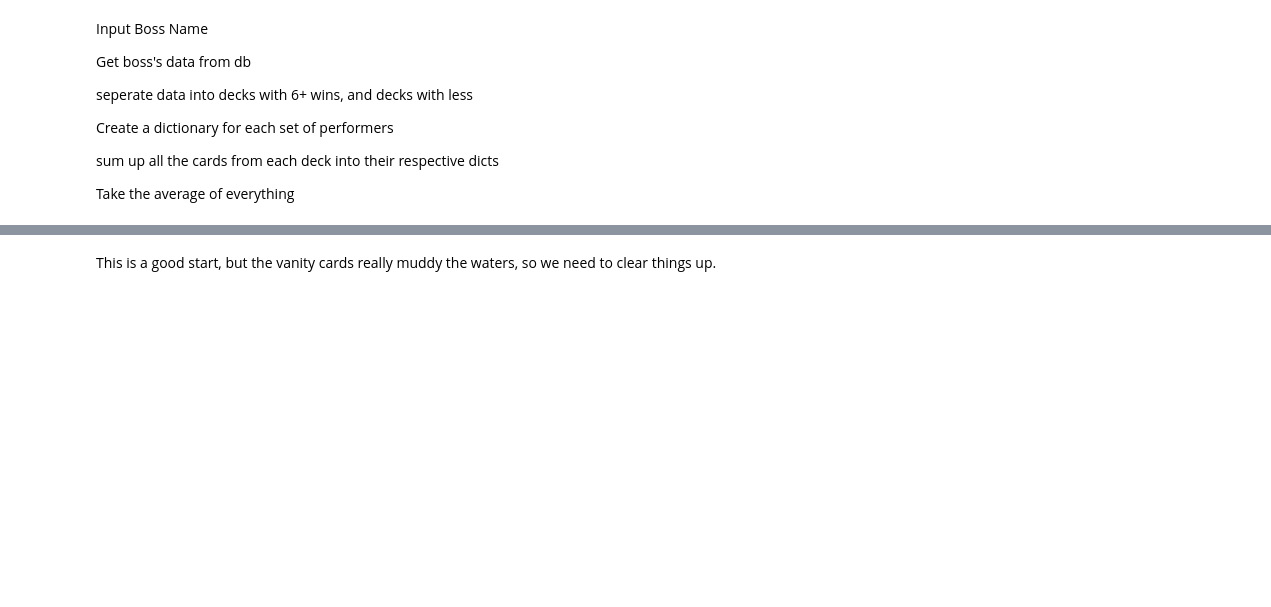
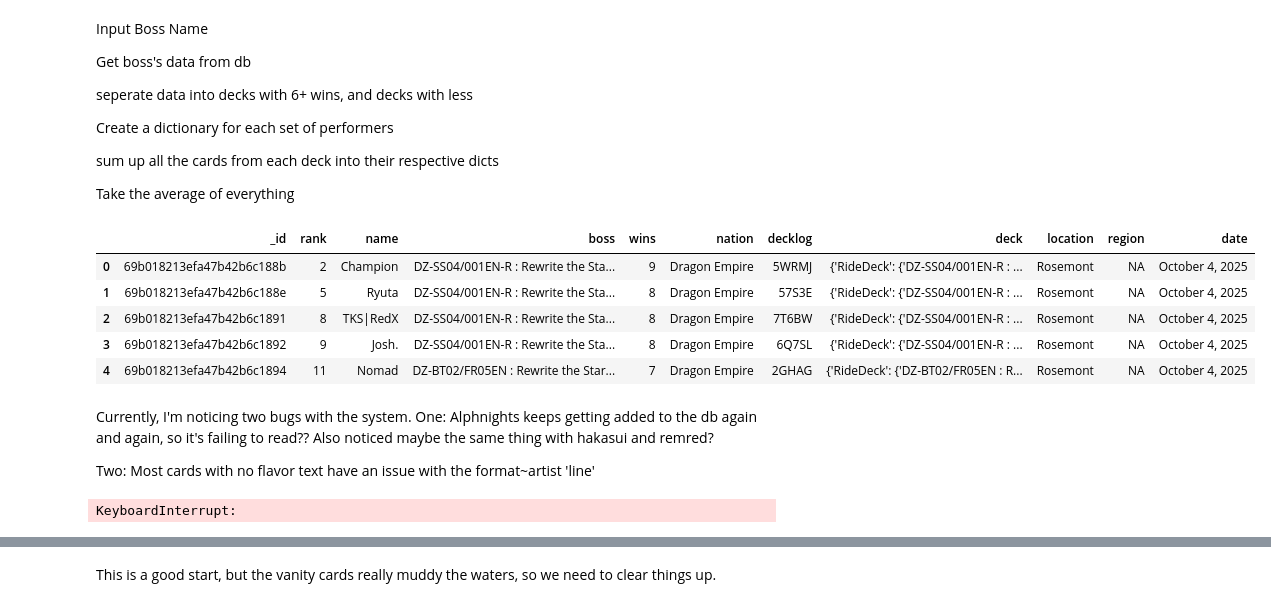
Before and after one commit to Silver-Sapphire/BCSanalysis, a Jupyter notebook: PerformanceComparison.ipynb, the cells around one changed output, grey strips where cells are left out. Drawn from its saved outputs; the diff is of its cells as text; code cells hidden in the pictures; blank space fills up the shorter version.

```diff
--- a/PerformanceComparison.ipynb
+++ b/PerformanceComparison.ipynb
@@ -24,0 +41,15 @@ full_df = db_operations.get_answer_from_table(database='main_table', table='test
+# %%
+full_df.head()
+# %% [output]
+|  | _id | rank | name | boss | wins | nation | decklog | deck | location | region | date |
+| 0 | 69b018213efa47b42b6c188b | 2 | Champion | DZ-SS04/001EN-R : Rewrite the Sta... | 9 | Dragon Empire | 5WRMJ | {'RideDeck': {'DZ-SS04/001EN-R : ... | Rosemont | NA | October 4, 2025 |
+| 1 | 69b018213efa47b42b6c188e | 5 | Ryuta | DZ-SS04/001EN-R : Rewrite the Sta... | 8 | Dragon Empire | 57S3E | {'RideDeck': {'DZ-SS04/001EN-R : ... | Rosemont | NA | October 4, 2025 |
+| 2 | 69b018213efa47b42b6c1891 | 8 | TKS|RedX | DZ-SS04/001EN-R : Rewrite the Sta... | 8 | Dragon Empire | 7T6BW | {'RideDeck': {'DZ-SS04/001EN-R : ... | Rosemont | NA | October 4, 2025 |
+| 3 | 69b018213efa47b42b6c1892 | 9 | Josh. | DZ-SS04/001EN-R : Rewrite the Sta... | 8 | Dragon Empire | 6Q7SL | {'RideDeck': {'DZ-SS04/001EN-R : ... | Rosemont | NA | October 4, 2025 |
+| 4 | 69b018213efa47b42b6c1894 | 11 | Nomad | DZ-BT02/FR05EN : Rewrite the Star... | 7 | Dragon Empire | 2GHAG | {'RideDeck': {'DZ-BT02/FR05EN : R... | Rosemont | NA | October 4, 2025 |
+# %% [markdown]
+Currently, I'm noticing two bugs with the system.
+One: Alphnights keeps getting added to the db again and again, so it's failing to read??
+Also noticed maybe the same thing with hakasui and remred?
+
+Two: Most cards with no flavor text have an issue with the format~artist 'line'
@@ -24,0 +58,28 @@ full_df = db_operations.get_answer_from_table(database='main_table', table='test
+# %%
+for i, row in full_df.iterrows():
+    new_deck = defaultdict(int)
+    for card_id_and_name, amount in row.deck['MainDeck'].items():
+        # print(card_id_and_name,'\n', amount,'\n~~~~~~~~~~~~~~~~~~~~~~')
+        # if type(amount) != type(67):
+        #     print(type(amount))
+        lookup = db_lookup(card_id_and_name)
+        if not lookup:
+            lookup = url_lookup( card_id_and_name)
+
+        name = lookup['name']
+
+        if 'Trigger' in lookup['type']:
+            if 5000 == lookup['power']:
+                name = 'Vanilla Trigger'
+
+        if '[CONT]Sentinel' in lookup['effect']:
+            if 'Unit' in lookup['type']:
+                name = 'Sentinel'
+            else:
+                name = 'Elementaria'
+
+        new_deck[name] += amount
+
+    full_df.at[i, 'deck']['MainDeck'] = new_deck
+# %% [output]
+KeyboardInterrupt:
```
Also changed, not shown: parts of 14 cells of this notebook, 6 other files.
